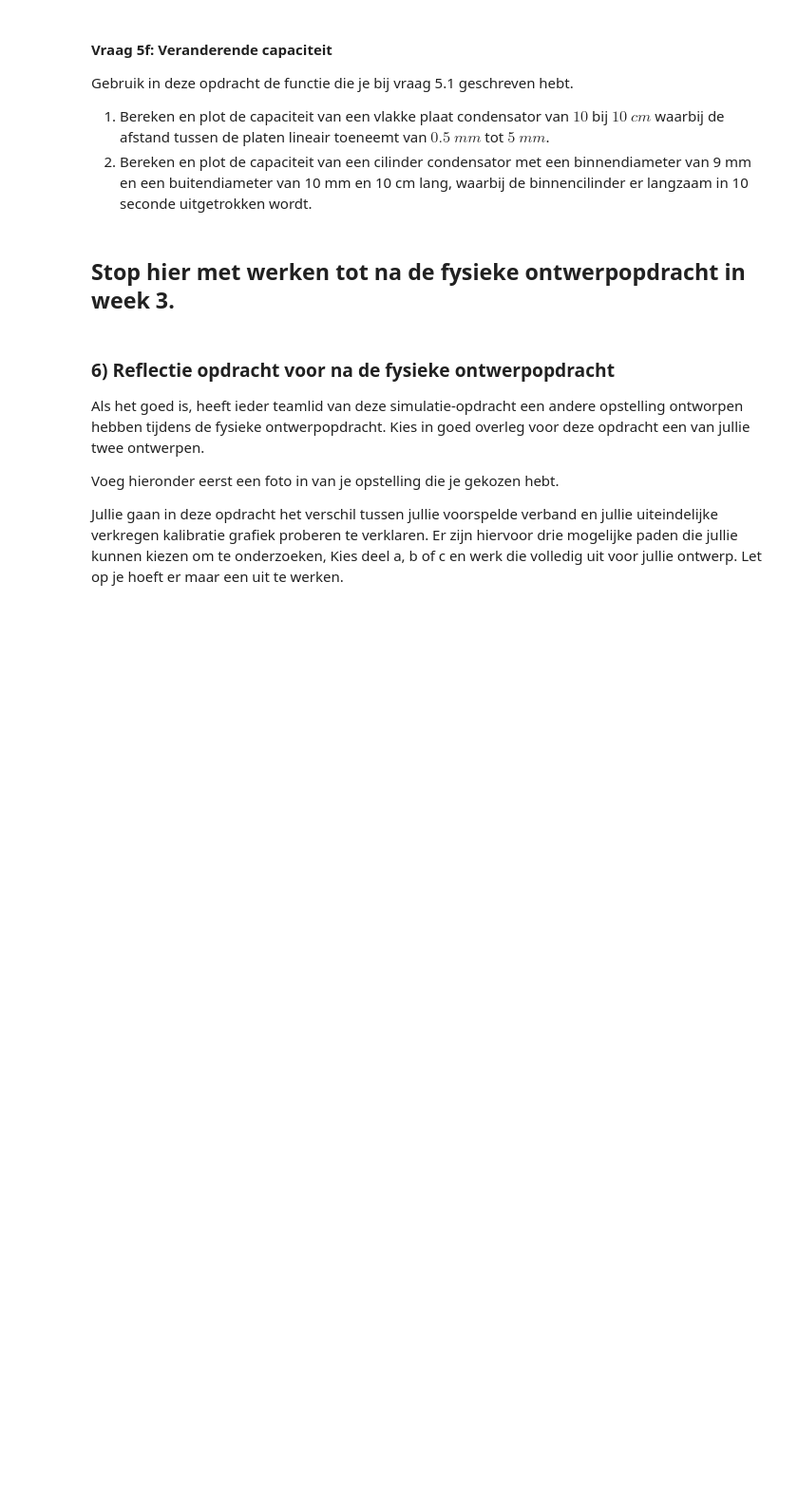
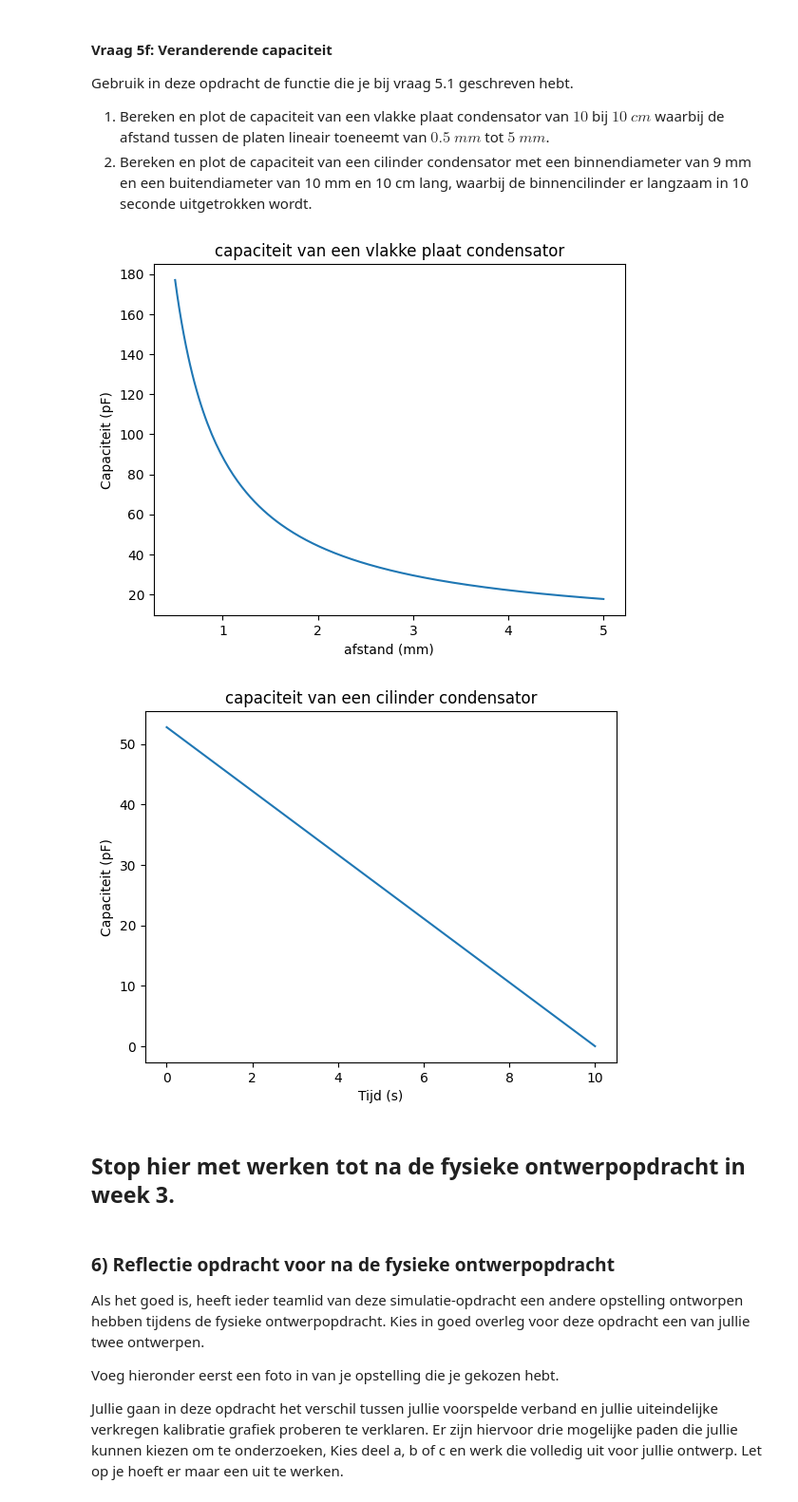
Before and after one commit to NNynke/DEF-D-assignments-N, a Jupyter notebook: DigitaleOntwerpopdrachten/1CondensatorOpdracht/CondensatorOntwerpopdracht.ipynb, the cells around one changed output. Shown at 95% size. Cells and saved outputs as stored; diff of their text form; code cells hidden in the pictures; blank space fills up the shorter version.

```diff
--- a/DigitaleOntwerpopdrachten/1CondensatorOpdracht/CondensatorOntwerpopdracht.ipynb
+++ b/DigitaleOntwerpopdrachten/1CondensatorOpdracht/CondensatorOntwerpopdracht.ipynb
@@ -773,9 +890,45 @@ Gebruik in deze opdracht de functie die je bij vraag 5.1 geschreven hebt.
 1. Bereken en plot de capaciteit van een vlakke plaat condensator van $10$ bij $10$ $cm$ waarbij de afstand tussen de platen lineair toeneemt van $0.5$ $mm$ tot $5$ $mm$.
 2. Bereken en plot de capaciteit van een cilinder condensator met een binnendiameter van 9 mm en een buitendiameter van 10 mm en 10 cm lang, waarbij de binnencilinder er langzaam in 10 seconde uitgetrokken wordt.
 # %%
-###
-###Jouw code hier###
-###
+# 1)
+eps0 = 8.854e-12
+eps_r_lucht = 1.0
+A = (0.10) * (0.10)
+d_values = np.linspace(0.5e-3, 5e-3, 200)
+
+C_plaat = eps0 * eps_r_lucht * A / d_values
+
+plt.figure()
+plt.title("capaciteit van een vlakke plaat condensator")
+plt.plot(d_values * 1e3, C_plaat * 1e12)
+plt.xlabel("afstand (mm)")
+plt.ylabel("Capaciteit (pF)")
+plt.show()
+
+# 2)
+d_inner = 9e-3
+d_outer = 10e-3
+a = d_inner / 2
+b = d_outer / 2
+L0 = 0.10
+T = 10.0
+
+t = np.linspace(0, T, 200)
+
+L_overlap = L0 * (1 - t / T)
+L_overlap = np.clip(L_overlap, 0, None)
+
+C_cyl = (2 * np.pi * eps0 * eps_r_lucht * L_overlap) / np.log(b / a)
+
+plt.figure()
+plt.title("capaciteit van een cilinder condensator")
+plt.plot(t, C_cyl * 1e12)
+plt.xlabel("Tijd (s)")
+plt.ylabel("Capaciteit (pF)")
+plt.show()
+# %% [output]
+[figure, added]
+[figure, added]
 # %% [markdown]
 ## Stop hier met werken tot na de fysieke ontwerpopdracht in week 3.
 # %% [markdown]
```
Also changed, not shown: parts of 7 cells of this notebook.
